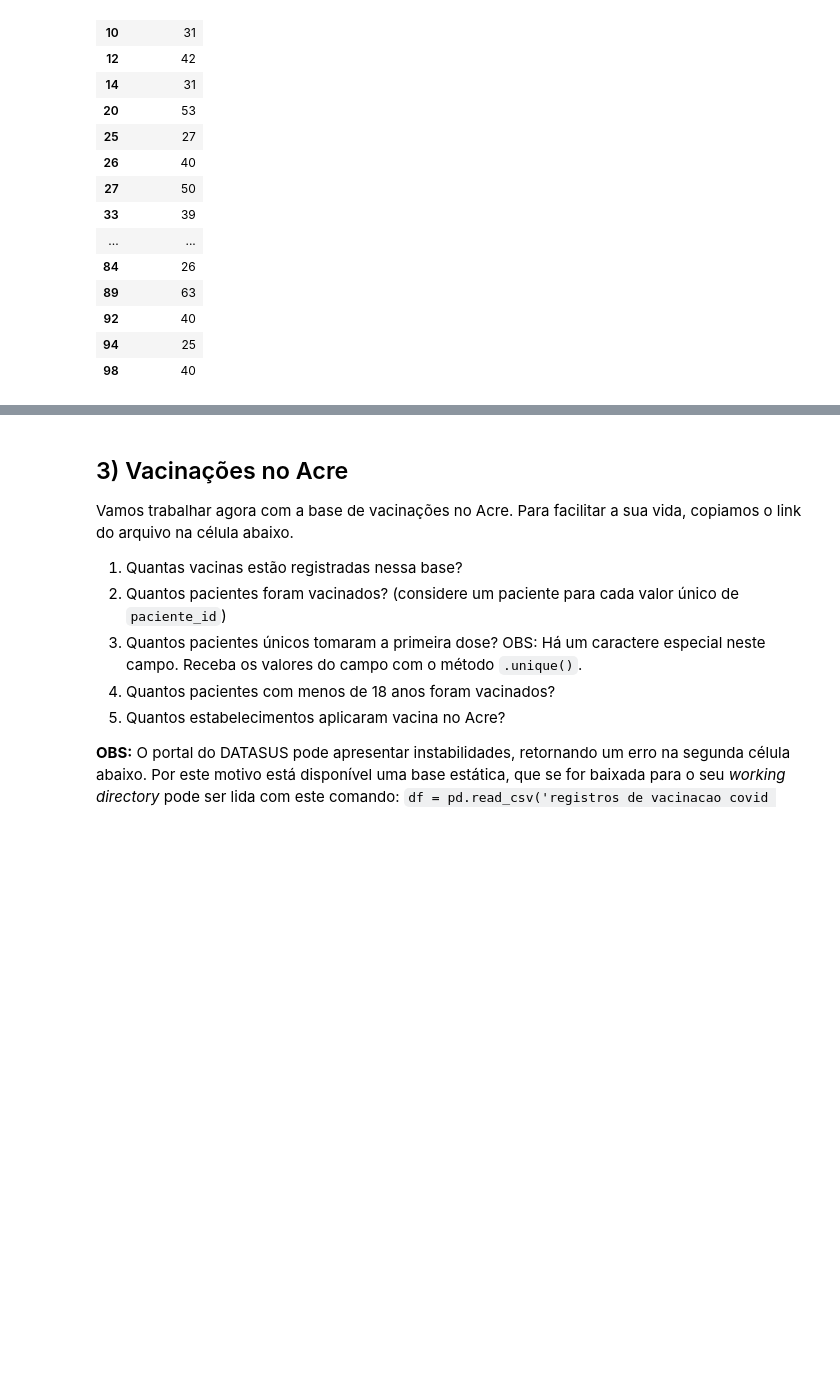
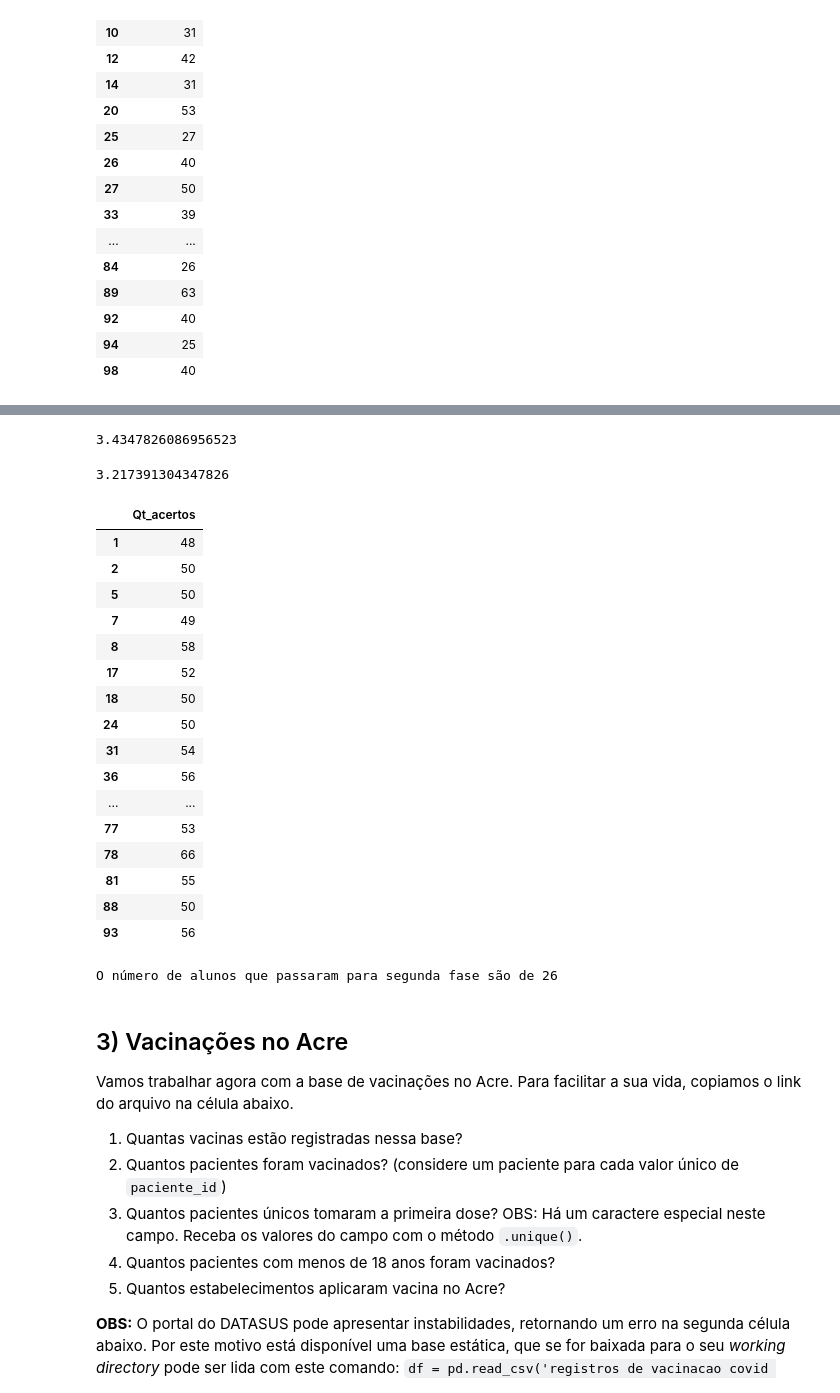
Before and after one commit to kelvi-orloviki/mod4b, a Jupyter notebook: Mod04_Tarefa_aula_03_a_05_(base).ipynb, the cells around one changed output, grey strips where cells are left out. Drawn from its saved outputs; the diff is of its cells as text; code cells hidden in the pictures; blank space fills up the shorter version.

```diff
--- a/Mod04_Tarefa_aula_03_a_05_(base).ipynb
+++ b/Mod04_Tarefa_aula_03_a_05_(base).ipynb
@@ -124,0 +117,5 @@ df_desq
+# %%
+# 3) média da nota de história e geografia por cada aluno desqualificado individualmente
+ind_desq = df_desq.index
+df_desq_media_his_geo = (df_his.loc[ind_desq, 'Qt_acertos'] + df_geo.loc[ind_desq, 'Qt_acertos']) / 2
+df_desq_media_his_geo
@@ -125,3 +140,43 @@ df_desq
+# %%
+# média de nota de história de todos os alunos desqualificados
+df_desq_media_his = (df_his.loc[ind_desq, 'Qt_acertos'].mean())
+df_desq_media_his
+# %% [output]
+3.4347826086956523
+# %%
+# média de nota de geografia de todos os alunos desqualificados
+df_desq_media_geo = (df_geo.loc[ind_desq, 'Qt_acertos'].mean())
+df_desq_media_geo
+# %% [output]
+3.217391304347826
+# %%
+# 4)
+df_passaram_segunda_fase = total_acertos.drop(index=ind_desq)
+df_passaram_segunda_fase = df_passaram_segunda_fase[df_passaram_segunda_fase['Qt_acertos'] > 45]
+
+df_passaram_segunda_fase
+# %% [output]
+|  | Qt_acertos |
+| 1 | 48 |
+| 2 | 50 |
+| 5 | 50 |
+| 7 | 49 |
+| 8 | 58 |
+| 17 | 52 |
+| 18 | 50 |
+| 24 | 50 |
+| 31 | 54 |
+| 36 | 56 |
+| ... | ... |
+| 77 | 53 |
+| 78 | 66 |
+| 81 | 55 |
+| 88 | 50 |
+| 93 | 56 |
+# %%
+print('O número de alunos que passaram para segunda fase são de', df_passaram_segunda_fase.shape[0])
+# %% [output]
+O número de alunos que passaram para segunda fase são de 26
 # %% [markdown]
 ## 3) Vacinações no Acre
 Vamos trabalhar agora com a base de vacinações no Acre. Para facilitar a sua vida, copiamos o link do arquivo na célula abaixo.
```
Also changed, not shown: parts of 13 cells of this notebook.
